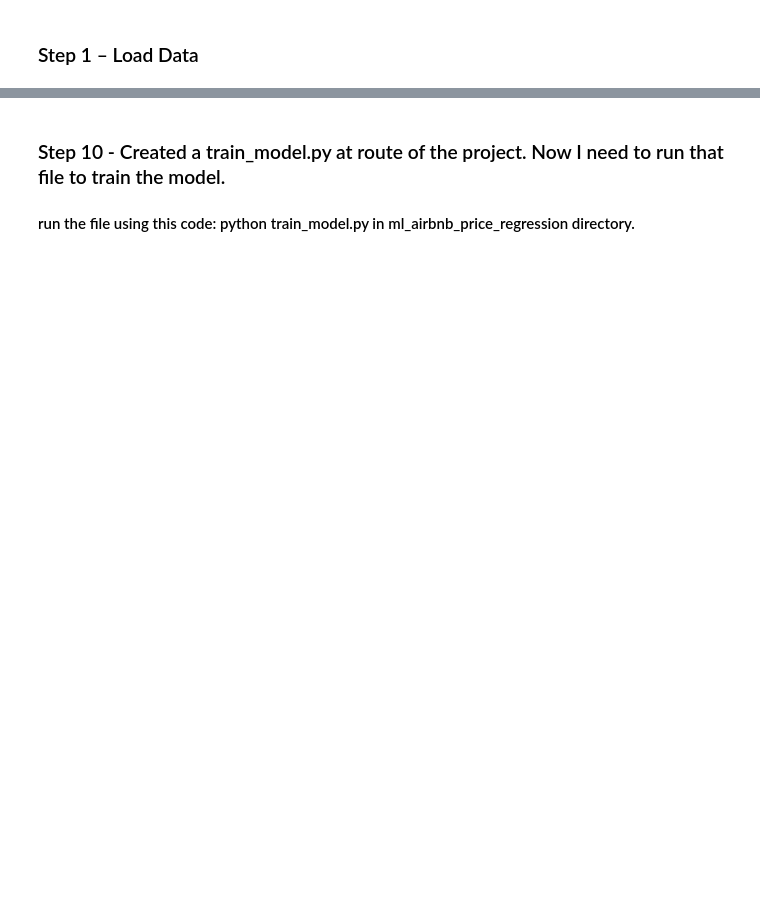
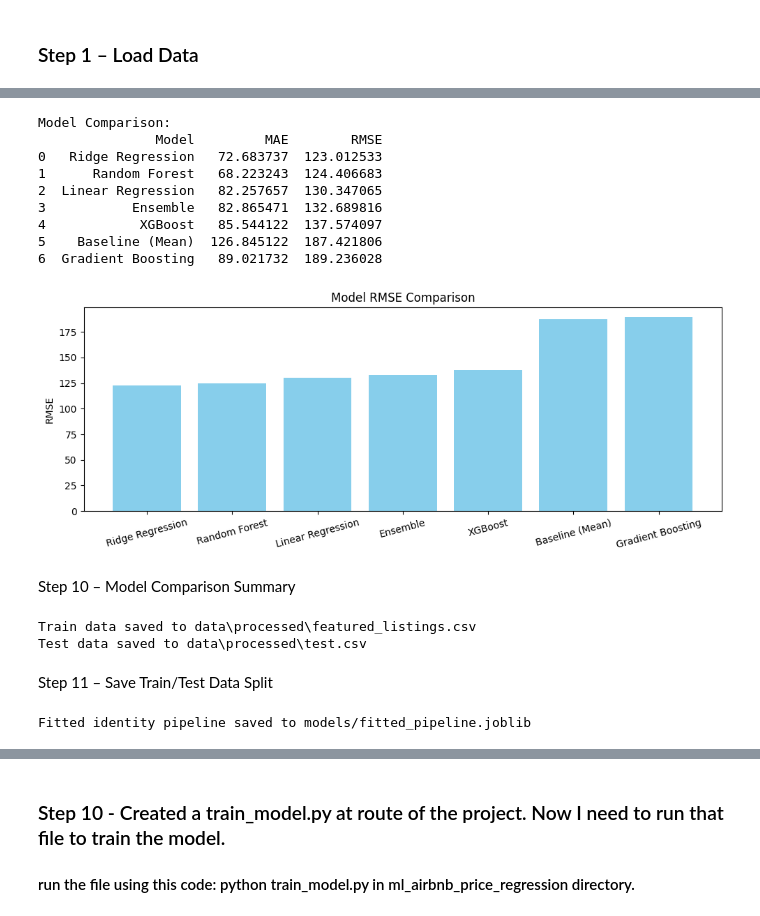
Before and after one commit to babakbaradaran/ml_airbnb_price_regression, a Jupyter notebook: notebooks/modeling.ipynb, the cells around one changed output, grey strips where cells are left out. Saved outputs shown, nothing was run; the diff lists cells and outputs as text; code cells hidden in the pictures; blank space fills up the shorter version.

Commit message:
SAVED ALL.

```diff
--- a/notebooks/modeling.ipynb
+++ b/notebooks/modeling.ipynb
@@ -323,0 +749,80 @@ Feature columns saved to: models\model_columns.joblib
+# %%
+# Model comparison
+results = pd.DataFrame({
+    'Model': ['Baseline (Mean)', 'Linear Regression', 'Ridge Regression', 'Random Forest', 'XGBoost', 'Gradient Boosting', 'Ensemble'],
+    'MAE': [mae_baseline, mae_lr, mae_ridge, mae_rf, mae_xgb, mae_gb, mae_ensemble],
+    'RMSE': [rmse_baseline, rmse_lr, rmse_ridge, rmse_rf, rmse_xgb, rmse_gb, rmse_ensemble],
+})
+
+results = results.sort_values(by='RMSE').reset_index(drop=True)
+print("Model Comparison:")
+print(results)
+
+# Visualization
+plt.figure(figsize=(10, 4))
+plt.bar(results['Model'], results['RMSE'], color='skyblue')
+plt.title("Model RMSE Comparison")
+plt.ylabel("RMSE")
+plt.xticks(rotation=15)
+plt.tight_layout()
+plt.show()
+# %% [output]
+Model Comparison:
+               Model         MAE        RMSE
+0   Ridge Regression   72.683737  123.012533
+1      Random Forest   68.223243  124.406683
+2  Linear Regression   82.257657  130.347065
+3           Ensemble   82.865471  132.689816
+4            XGBoost   85.544122  137.574097
+5    Baseline (Mean)  126.845122  187.421806
+6  Gradient Boosting   89.021732  189.236028
+[figure, added]
+# %% [markdown]
+Step 10 – Model Comparison Summary
+# %%
+# Add target back to train and test sets
+X_train[target] = y_train
+X_test[target] = y_test
+
+# Save to CSV
+train_path = Path("data/processed/featured_listings.csv")
+test_path = Path("data/processed/test.csv")
+X_train.to_csv(train_path, index=False)
+X_test.to_csv(test_path, index=False)
+
+print(f"Train data saved to {train_path}")
+print(f"Test data saved to {test_path}")
+# %% [output]
+Train data saved to data\processed\featured_listings.csv
+Test data saved to data\processed\test.csv
+# %% [markdown]
+Step 11 – Save Train/Test Data Split
+# %%
+import pandas as pd
+import joblib
+from sklearn.pipeline import Pipeline
+from sklearn.compose import ColumnTransformer
+from sklearn.preprocessing import FunctionTransformer
+
+# Load featured data
+df_raw = pd.read_csv("data/processed/featured_listings.csv")
+
+# Get feature columns (excluding target)
+target = "price"
+feature_columns = [col for col in df_raw.columns if col != target]
+
+# Identity transformer to pass through preprocessed data
+identity_transformer = ColumnTransformer([
+    ('identity', FunctionTransformer(validate=False), feature_columns)
+])
+
+pipeline = Pipeline(steps=[('preprocessor', identity_transformer)])
+
+# Fit pipeline to final dataset
+pipeline.fit(df_raw[feature_columns])
+
+# Save pipeline
+joblib.dump(pipeline, "models/fitted_pipeline.joblib")
+print("Fitted identity pipeline saved to models/fitted_pipeline.joblib")
+# %% [output]
+Fitted identity pipeline saved to models/fitted_pipeline.joblib
```
Also changed, not shown: parts of 67 cells of this notebook, 22 other files.
